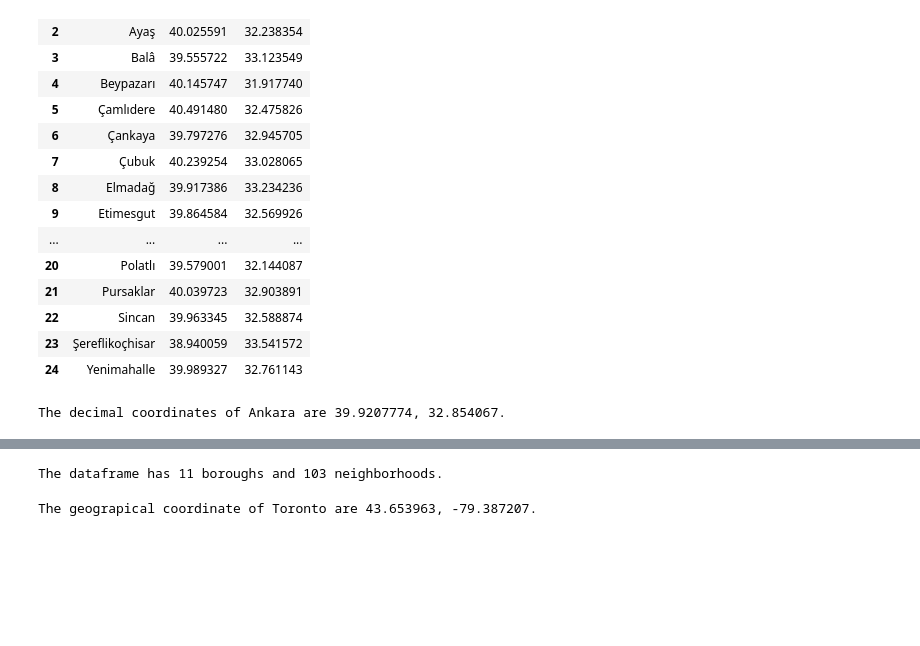
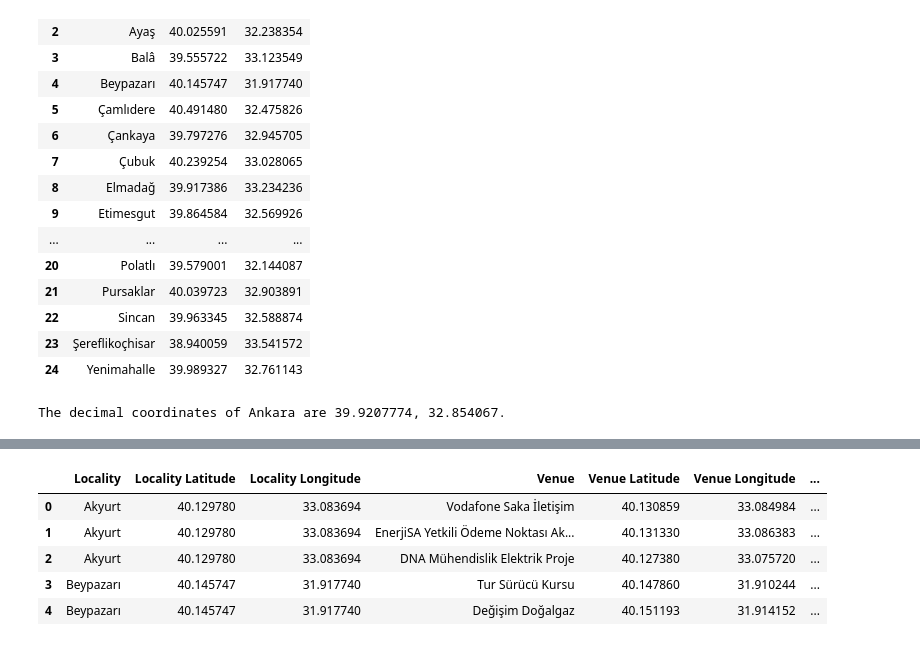
Before and after one commit to ozkankilic/Capstone_Project, a Jupyter notebook: OK_Battle_of_NB_ANKARA.ipynb, the cells around one changed output, grey strips where cells are left out. Cells and saved outputs as stored; diff of their text form; code cells hidden in the pictures; blank space fills up the shorter version.

```diff
--- a/OK_Battle_of_NB_ANKARA.ipynb
+++ b/OK_Battle_of_NB_ANKARA.ipynb
@@ -304,21 +210,0 @@ import folium # map rendering library
-# %%
-neighborhoods = df_join[['Borough', 'Neighborhood', 'Latitude', 'Longitude']].copy()
-neighborhoods.head(5)
-
-print('The dataframe has {} boroughs and {} neighborhoods.'.format(
-        len(neighborhoods['Borough'].unique()),
-        neighborhoods.shape[0]
-    )
-)
-# %% [output]
-The dataframe has 11 boroughs and 103 neighborhoods.
-# %%
-address = 'Toronto, Canada'
-
-geolocator = Nominatim()
-location = geolocator.geocode(address)
-latitude = location.latitude
-longitude = location.longitude
-print('The geograpical coordinate of Toronto are {}, {}.'.format(latitude, longitude))
-# %% [output]
-The geograpical coordinate of Toronto are 43.653963, -79.387207.
@@ -324,0 +276,17 @@ The geograpical coordinate of Toronto are 43.653963, -79.387207.
+# %%
+# BURGER RESTAURANTS
+ankara_venues_burger = getNearbyVenues(names=df['Localities'], latitudes=df['Latitude'], longitudes=df['Longitude'], radius=1000, categoryIds='4bf58dd8d48988d16c941735')
+# HighSchools
+ankara_venues_highschools = getNearbyVenues(names=df['Localities'], latitudes=df['Latitude'], longitudes=df['Longitude'], radius=1000, categoryIds='4bf58dd8d48988d13d941735')
+
+#Universities
+ankara_venues_universities = getNearbyVenues(names=df['Localities'], latitudes=df['Latitude'], longitudes=df['Longitude'], radius=1000, categoryIds='4d4b7105d754a06372d81259')
+#Business Centers
+ankara_venues_business = getNearbyVenues(names=df['Localities'], latitudes=df['Latitude'], longitudes=df['Longitude'], radius=1000, categoryIds='56aa371be4b08b9a8d573517')
+# %% [output]
+|  | Locality | Locality Latitude | Locality Longitude | Venue | Venue Latitude | Venue Longitude | ... |
+| 0 | Akyurt | 40.129780 | 33.083694 | Vodafone Saka İletişim | 40.130859 | 33.084984 | ... |
+| 1 | Akyurt | 40.129780 | 33.083694 | EnerjiSA Yetkili Ödeme Noktası Ak... | 40.131330 | 33.086383 | ... |
+| 2 | Akyurt | 40.129780 | 33.083694 | DNA Mühendislik Elektrik Proje | 40.127380 | 33.075720 | ... |
+| 3 | Beypazarı | 40.145747 | 31.917740 | Tur Sürücü Kursu | 40.147860 | 31.910244 | ... |
+| 4 | Beypazarı | 40.145747 | 31.917740 | Değişim Doğalgaz | 40.151193 | 31.914152 | ... |
```
Also changed, not shown: parts of 26 cells of this notebook.
